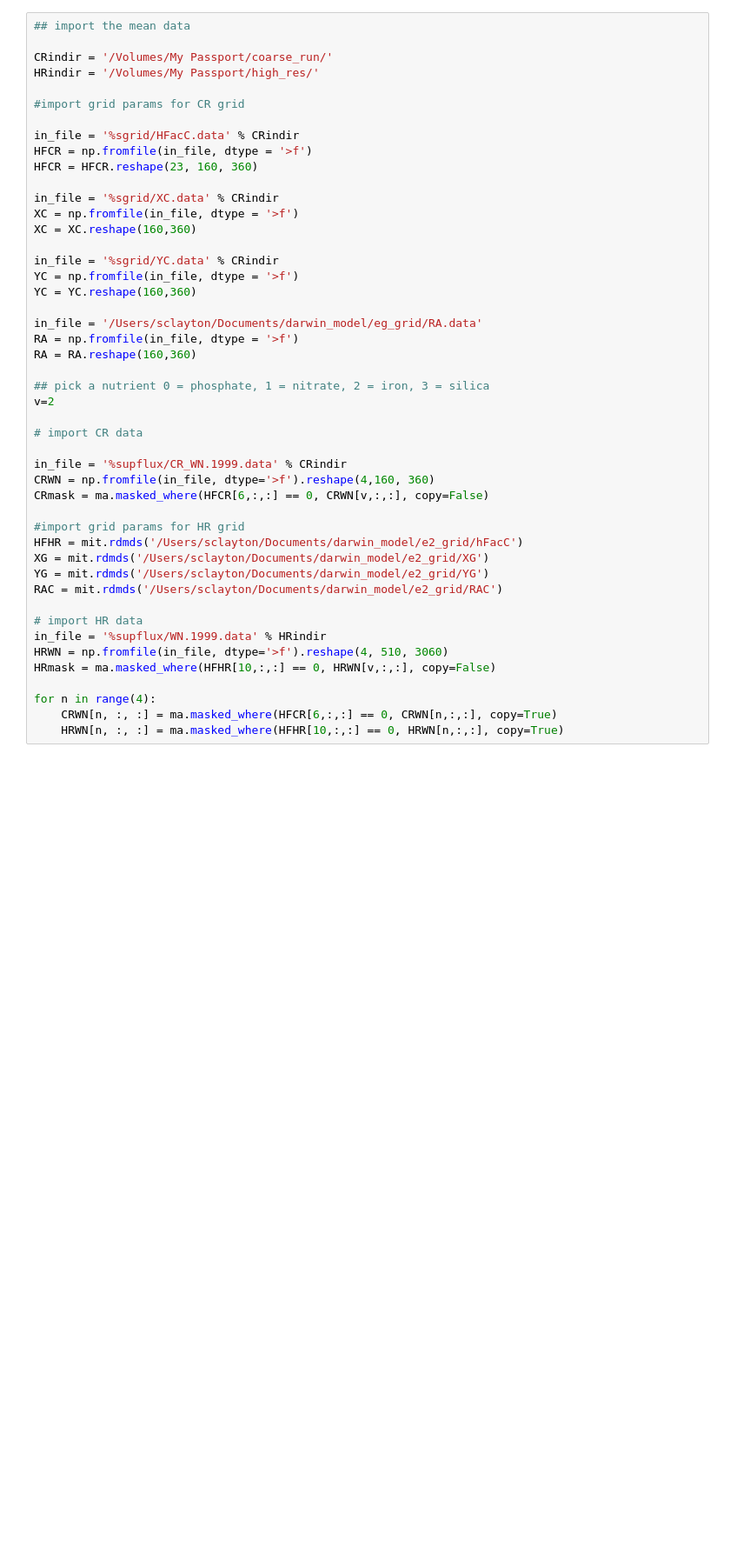
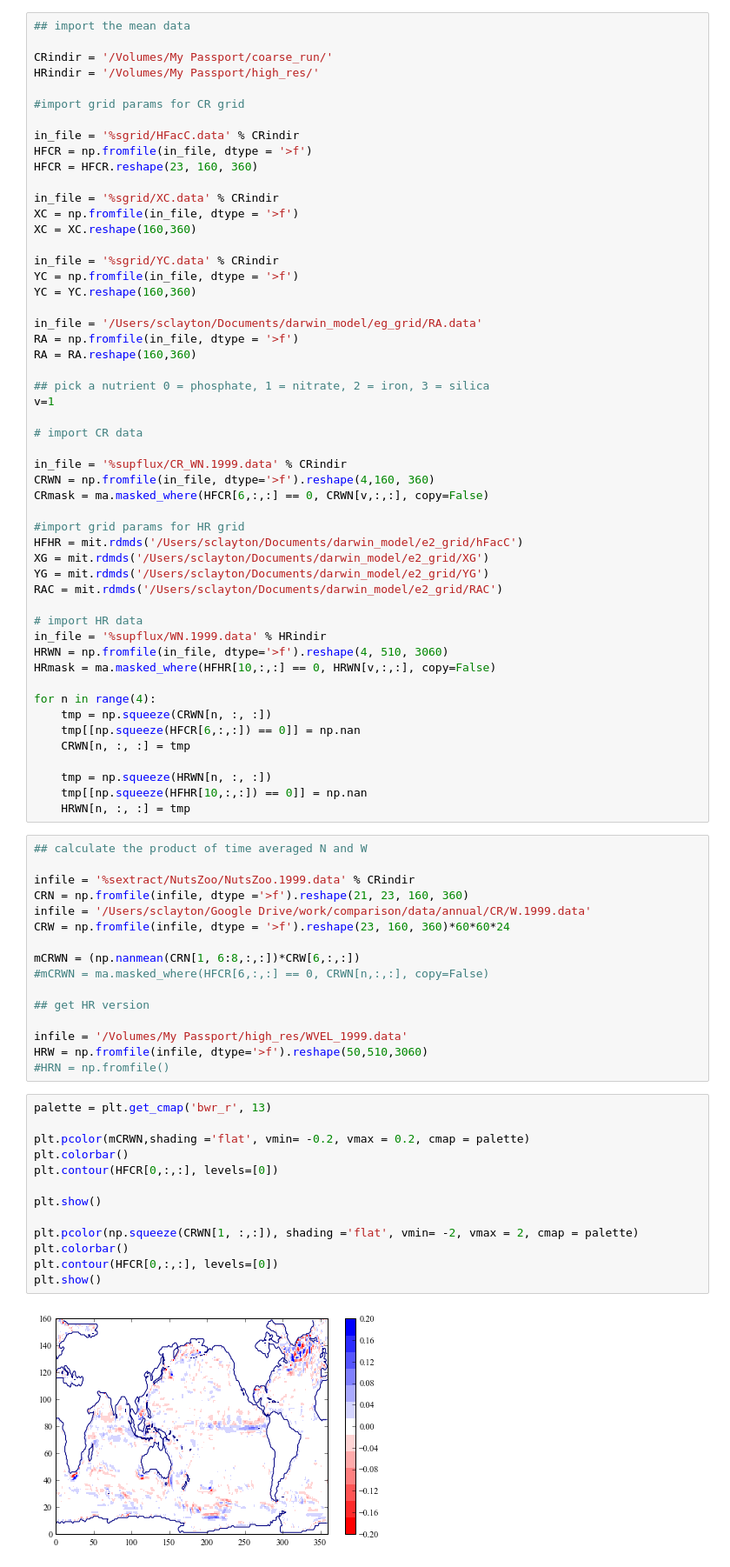
Before and after one commit to sophieclayton/model_comparison, a Jupyter notebook: python_figures/upflux_eddy_100m.ipynb, the cells around one changed output. Shown: that part at 87% size. Cells and saved outputs as stored; diff of their text form; blank space fills up the shorter version.

```diff
--- a/python_figures/upflux_eddy_100m.ipynb
+++ b/python_figures/upflux_eddy_100m.ipynb
@@ -41,7 +41,7 @@ RA = np.fromfile(in_file, dtype = '>f')
 RA = RA.reshape(160,360)
 
 ## pick a nutrient 0 = phosphate, 1 = nitrate, 2 = iron, 3 = silica
-v=2
+v=1
 
 # import CR data
 
@@ -61,5 +61,41 @@ HRWN = np.fromfile(in_file, dtype='>f').reshape(4, 510, 3060)
 HRmask = ma.masked_where(HFHR[10,:,:] == 0, HRWN[v,:,:], copy=False)
 
 for n in range(4):
-    CRWN[n, :, :] = ma.masked_where(HFCR[6,:,:] == 0, CRWN[n,:,:], copy=True)
-    HRWN[n, :, :] = ma.masked_where(HFHR[10,:,:] == 0, HRWN[n,:,:], copy=True)
+    tmp = np.squeeze(CRWN[n, :, :])
+    tmp[[np.squeeze(HFCR[6,:,:]) == 0]] = np.nan
+    CRWN[n, :, :] = tmp
+
+    tmp = np.squeeze(HRWN[n, :, :])
+    tmp[[np.squeeze(HFHR[10,:,:]) == 0]] = np.nan
+    HRWN[n, :, :] = tmp
+# %%
+## calculate the product of time averaged N and W
+
+infile = '%sextract/NutsZoo/NutsZoo.1999.data' % CRindir
+CRN = np.fromfile(infile, dtype ='>f').reshape(21, 23, 160, 360)
+infile = '/Users/sclayton/Google Drive/work/comparison/data/annual/CR/W.1999.data'
+CRW = np.fromfile(infile, dtype = '>f').reshape(23, 160, 360)*60*60*24
+
+mCRWN = (np.nanmean(CRN[1, 6:8,:,:])*CRW[6,:,:])
+#mCRWN = ma.masked_where(HFCR[6,:,:] == 0, CRWN[n,:,:], copy=False)
+
+## get HR version
+
+infile = '/Volumes/My Passport/high_res/WVEL_1999.data'
+HRW = np.fromfile(infile, dtype='>f').reshape(50,510,3060)
+#HRN = np.fromfile()
+# %%
+palette = plt.get_cmap('bwr_r', 13)
+
+plt.pcolor(mCRWN,shading ='flat', vmin= -0.2, vmax = 0.2, cmap = palette)
+plt.colorbar()
+plt.contour(HFCR[0,:,:], levels=[0])
+
+plt.show()
+
+plt.pcolor(np.squeeze(CRWN[1, :,:]), shading ='flat', vmin= -2, vmax = 2, cmap = palette)
+plt.colorbar()
+plt.contour(HFCR[0,:,:], levels=[0])
+plt.show()
+# %% [output]
+[figure, added]
```
Also changed, not shown: parts of 5 cells of this notebook, 6 other files.
